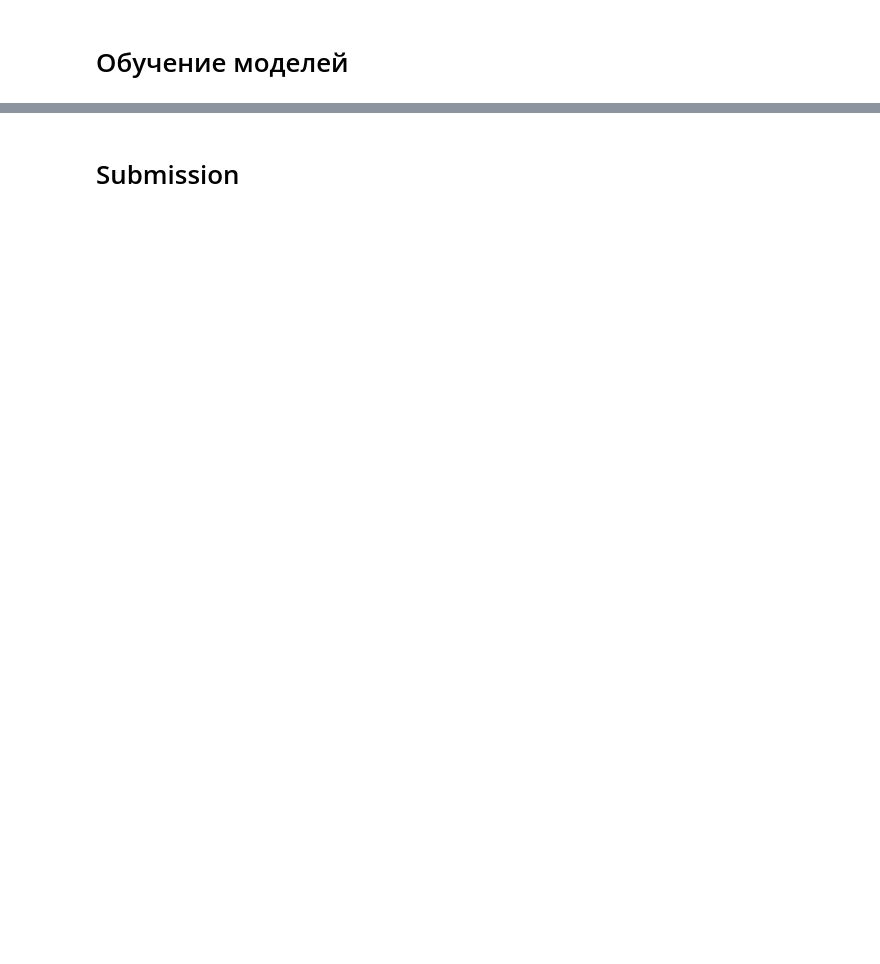
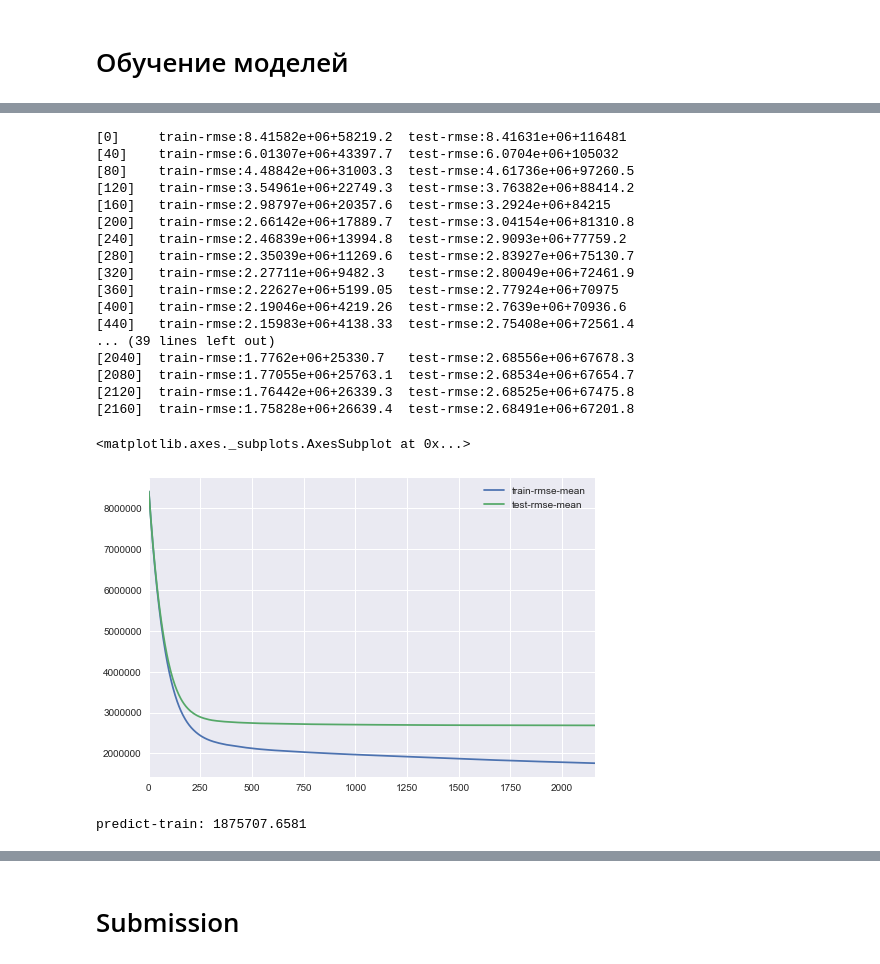
Before and after one commit to bataeves/kaggle, a Jupyter notebook: sber/Model.ipynb, the cells around one changed output, grey strips where cells are left out. Saved outputs shown, nothing was run; the diff lists cells and outputs as text; code cells hidden in the pictures; blank space fills up the shorter version.

```diff
--- a/sber/Model.ipynb
+++ b/sber/Model.ipynb
@@ -94,4 +200,8 @@ def preprocess(df):
 # %%
-train = preprocess(train_raw)
+train_pr = preprocess(train_raw)
+train_pr = preprocess_categorial(train_pr)
+train = feature_exclude(train_pr)
+# train = train.fillna(-1)
+
 X = train.drop(["price_doc"], axis=1)
-y = train[["price_doc"]]
+y = train["price_doc"].values
@@ -98,2 +226,25 @@ y = train[["price_doc"]]
 # %% [markdown]
 # Обучение моделей
+# %%
+from sklearn.model_selection import train_test_split
+
+X_train, X_val, y_train, y_val = train_test_split(X.values, y, test_size=0.20, random_state=43)
+
+dtrain_all = xgb.DMatrix(X.values, y, feature_names=X.columns)
+dtrain = xgb.DMatrix(X_train, y_train, feature_names=X.columns)
+dval = xgb.DMatrix(X_val, y_val, feature_names=X.columns)
+# %%
+xgb_params = {
+    'max_depth': 5,
+    'n_estimators': 200,
+    'learning_rate': 0.01,
+    'objective': 'reg:linear',
+    'eval_metric': 'rmse',
+    'silent': 1
+}
+
+# Uncomment to tune XGB `num_boost_rounds`
+model = xgb.train(xgb_params, dtrain, num_boost_round=4000, evals=[(dval, 'val')],
+                  early_stopping_rounds=40, verbose_eval=40)
+
+num_boost_round = model.best_iteration
@@ -99,0 +269,28 @@ y = train[["price_doc"]]
+# %%
+cv_output = xgb.cv(dict(xgb_params, silent=0), dtrain_all, num_boost_round=num_boost_round, verbose_eval=40)
+cv_output[['train-rmse-mean', 'test-rmse-mean']].plot()
+# %% [output]
+[0]     train-rmse:8.41582e+06+58219.2  test-rmse:8.41631e+06+116481
+[40]    train-rmse:6.01307e+06+43397.7  test-rmse:6.0704e+06+105032
+[80]    train-rmse:4.48842e+06+31003.3  test-rmse:4.61736e+06+97260.5
+[120]   train-rmse:3.54961e+06+22749.3  test-rmse:3.76382e+06+88414.2
+[160]   train-rmse:2.98797e+06+20357.6  test-rmse:3.2924e+06+84215
+[200]   train-rmse:2.66142e+06+17889.7  test-rmse:3.04154e+06+81310.8
+[240]   train-rmse:2.46839e+06+13994.8  test-rmse:2.9093e+06+77759.2
+[280]   train-rmse:2.35039e+06+11269.6  test-rmse:2.83927e+06+75130.7
+[320]   train-rmse:2.27711e+06+9482.3   test-rmse:2.80049e+06+72461.9
+[360]   train-rmse:2.22627e+06+5199.05  test-rmse:2.77924e+06+70975
+[400]   train-rmse:2.19046e+06+4219.26  test-rmse:2.7639e+06+70936.6
+[440]   train-rmse:2.15983e+06+4138.33  test-rmse:2.75408e+06+72561.4
+... (39 lines left out)
+[2040]  train-rmse:1.7762e+06+25330.7   test-rmse:2.68556e+06+67678.3
+[2080]  train-rmse:1.77055e+06+25763.1  test-rmse:2.68534e+06+67654.7
+[2120]  train-rmse:1.76442e+06+26339.3  test-rmse:2.68525e+06+67475.8
+[2160]  train-rmse:1.75828e+06+26639.4  test-rmse:2.68491e+06+67201.8
+<matplotlib.axes._subplots.AxesSubplot at 0x...>
+[figure, added]
+# %%
+model = xgb.train(dict(xgb_params, silent=0), dtrain_all, num_boost_round=num_boost_round, verbose_eval=40)
+print "predict-train:", rmse(model.predict(dtrain_all), y)
+# %% [output]
+predict-train: 1875707.6581
```
Also changed, not shown: parts of 22 cells of this notebook, 2 other files.
